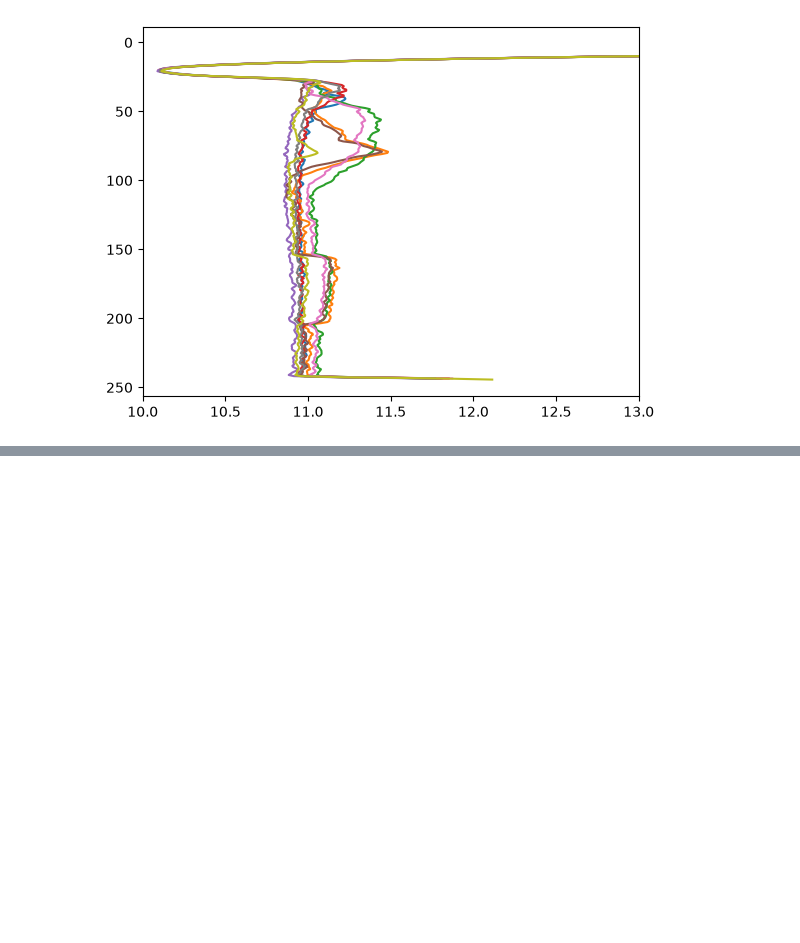
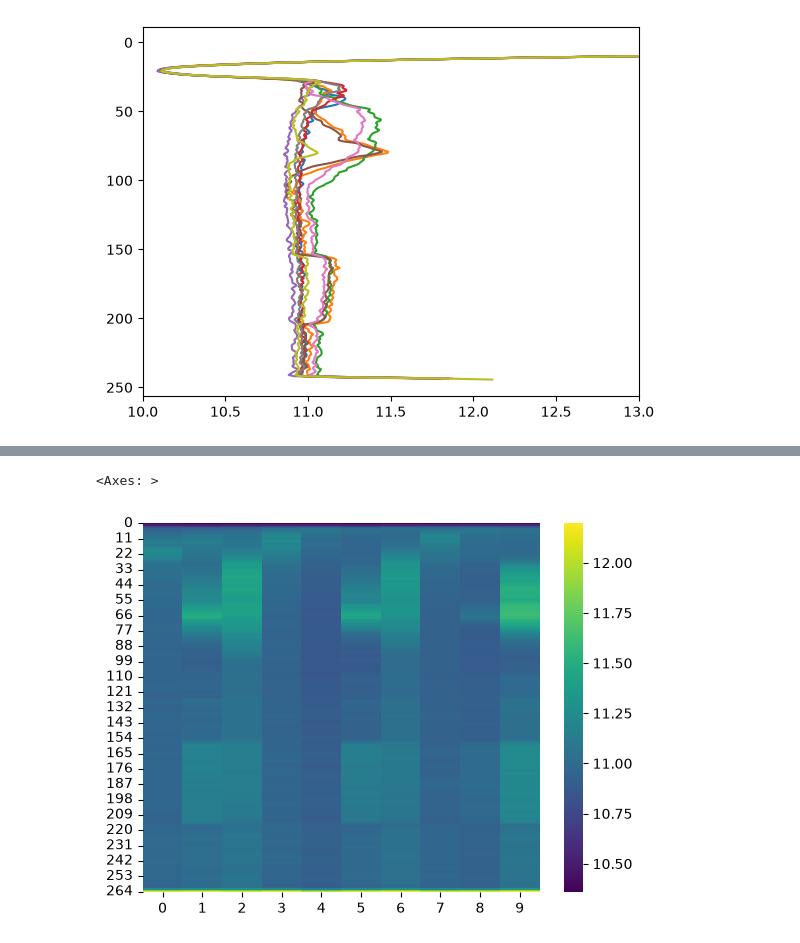
Before and after one commit to sauron-245/summer_26, a Jupyter notebook: summer 2026/ParAnimate.ipynb, the cells around one changed output, grey strips where cells are left out. Drawn from its saved outputs; the diff is of its cells as text; code cells hidden in the pictures; blank space fills up the shorter version.

```diff
--- a/summer 2026/ParAnimate.ipynb
+++ b/summer 2026/ParAnimate.ipynb
@@ -91,0 +117,8 @@ plt.show()
+# %%
+july2bottom = july2[july2['depth_ft'] >= 24]
+# %%
+# Source - https://stackoverflow.com/a/70353931
+# Posted by user7864386, modified by community. See post 'Timeline' for change history
+# Retrieved 2026-07-16, License - CC BY-SA 4.0
+
+array = july2bottom.pivot(values=['TMP'], columns=['label'], index=['depth_ft']).to_numpy()
@@ -91,0 +136,19 @@ plt.show()
+# %%
+# making a heatmap
+
+# depth = july2.depth_ft
+# time = july2.label
+# temp = array
+
+# fig, ax = plt.subplots(
+#     # figsize=(20,2)
+# )
+# im = ax.imshow(temp)
+
+# fig.tight_layout()
+# plt.show()
+
+sns.heatmap(array, annot=False, cmap='viridis')
+# %% [output]
+<Axes: >
+[figure, added]
```
Also changed, not shown: parts of 5 cells of this notebook.
